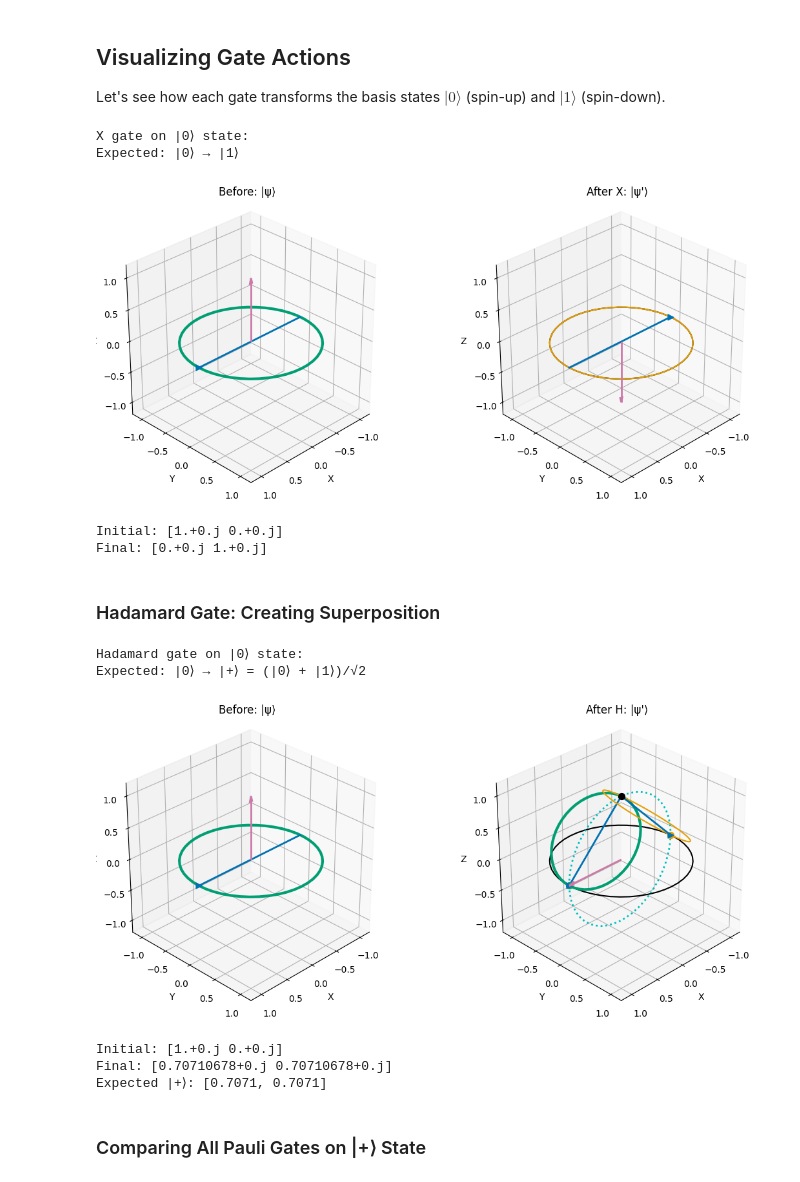
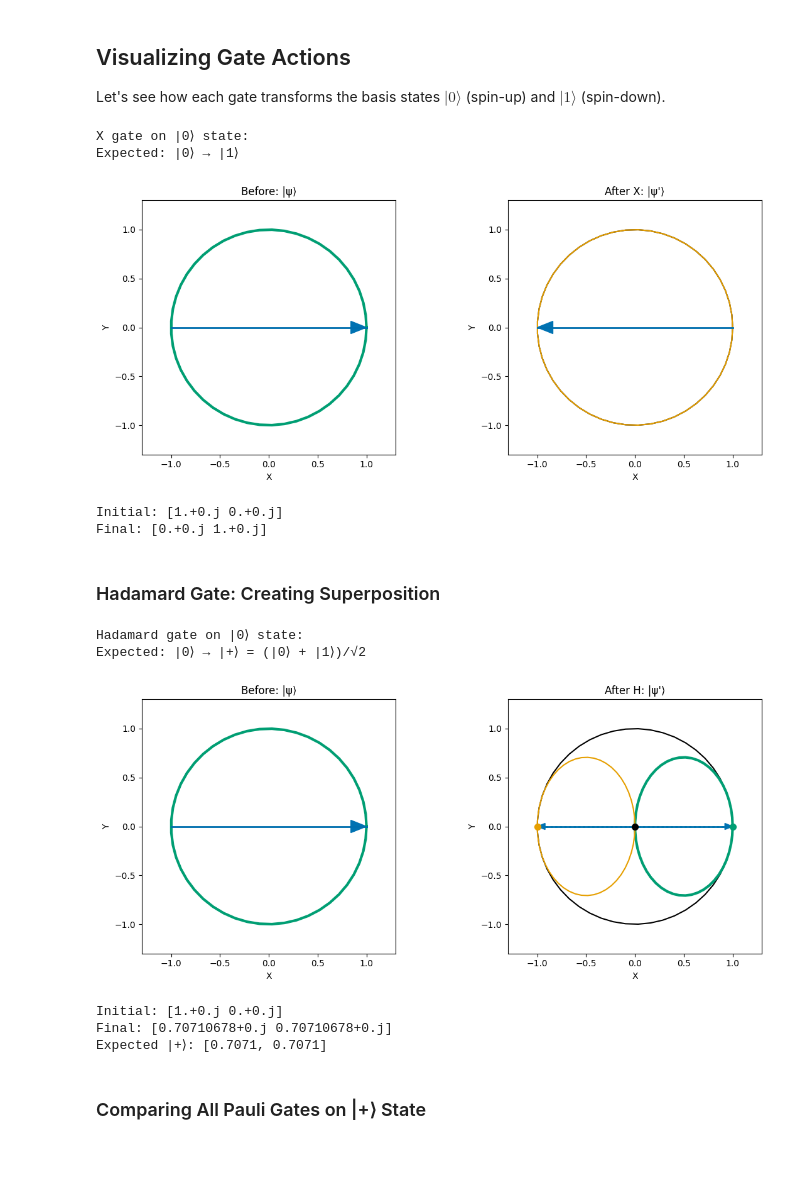
Before and after one commit to al-rigazzi/spinor_viz, a Jupyter notebook: notebooks/04_quantum_gates.ipynb, the cells around one changed output. Drawn from its saved outputs; the diff is of its cells as text; code cells hidden in the pictures; blank space fills up the shorter version.

Commit message:
Switch quantum gates notebook to 2D top view

```diff
--- a/notebooks/04_quantum_gates.ipynb
+++ b/notebooks/04_quantum_gates.ipynb
@@ -130,7 +130,7 @@ Let's see how each gate transforms the basis states $|0\rangle$ (spin-up) and $|
 # %%
 def apply_gate_and_plot(gate_matrix, initial_spinor, gate_name="Gate", ax_before=None, ax_after=None):
     """
-    Apply a quantum gate to a spinor and plot before/after states.
+    Apply a quantum gate to a spinor and plot before/after states (2D top view).
 
     Parameters
     ----------
@@ -146,42 +146,38 @@ def apply_gate_and_plot(gate_matrix, initial_spinor, gate_name="Gate", ax_before
     # Get initial state vector
     initial_vec = initial_spinor.components
 
     # Apply gate
     final_vec = gate_matrix @ initial_vec
     final_spinor = Spinor(final_vec)
 
     # Plot
     if ax_before is None or ax_after is None:
-        fig = plt.figure(figsize=(12, 5))
-        ax_before = fig.add_subplot(121, projection='3d')
-        ax_after = fig.add_subplot(122, projection='3d')
+        fig, (ax_before, ax_after) = plt.subplots(1, 2, figsize=(12, 5))
 
-    plot_spinor_3d(initial_spinor, ax=ax_before)
+    plot_spinor_2d(initial_spinor, ax=ax_before)
     ax_before.set_title(f'Before: |ψ⟩', fontsize=12)
 
-    plot_spinor_3d(final_spinor, ax=ax_after)
+    plot_spinor_2d(final_spinor, ax=ax_after)
     ax_after.set_title(f'After {gate_name}: |ψ\'⟩', fontsize=12)
 
     return final_spinor
 
 # Example: X gate on |0⟩
 print("X gate on |0⟩ state:")
 print("Expected: |0⟩ → |1⟩")
-fig = plt.figure(figsize=(12, 5))
-ax1 = fig.add_subplot(121, projection='3d')
-ax2 = fig.add_subplot(122, projection='3d')
+fig, (ax1, ax2) = plt.subplots(1, 2, figsize=(12, 5))
 
 spin_up = Spinor.from_angles(0, 0)  # |0⟩
 result = apply_gate_and_plot(pauli_x(), spin_up, "X", ax1, ax2)
 plt.tight_layout()
 plt.show()
 
 print(f"\nInitial: {spin_up.components}")
 print(f"Final: {result.components}")
 # %% [output]
 X gate on |0⟩ state:
 Expected: |0⟩ → |1⟩
-[figure, old version]
+[figure, new version]
 Initial: [1.+0.j 0.+0.j]
 Final: [0.+0.j 1.+0.j]
 # %% [markdown]
@@ -191,9 +187,7 @@ Final: [0.+0.j 1.+0.j]
 print("Hadamard gate on |0⟩ state:")
 print("Expected: |0⟩ → |+⟩ = (|0⟩ + |1⟩)/√2")
 
-fig = plt.figure(figsize=(12, 5))
-ax1 = fig.add_subplot(121, projection='3d')
-ax2 = fig.add_subplot(122, projection='3d')
+fig, (ax1, ax2) = plt.subplots(1, 2, figsize=(12, 5))
 
 spin_up = Spinor.from_angles(0, 0)  # |0⟩
 result = apply_gate_and_plot(hadamard(), spin_up, "H", ax1, ax2)
@@ -206,7 +200,7 @@ print(f"Expected |+⟩: [{1/np.sqrt(2):.4f}, {1/np.sqrt(2):.4f}]")
 # %% [output]
 Hadamard gate on |0⟩ state:
 Expected: |0⟩ → |+⟩ = (|0⟩ + |1⟩)/√2
-[figure, old version]
+[figure, new version]
 Initial: [1.+0.j 0.+0.j]
 Final: [0.70710678+0.j 0.70710678+0.j]
 Expected |+⟩: [0.7071, 0.7071]
```
Also changed, not shown: parts of 6 cells of this notebook.
